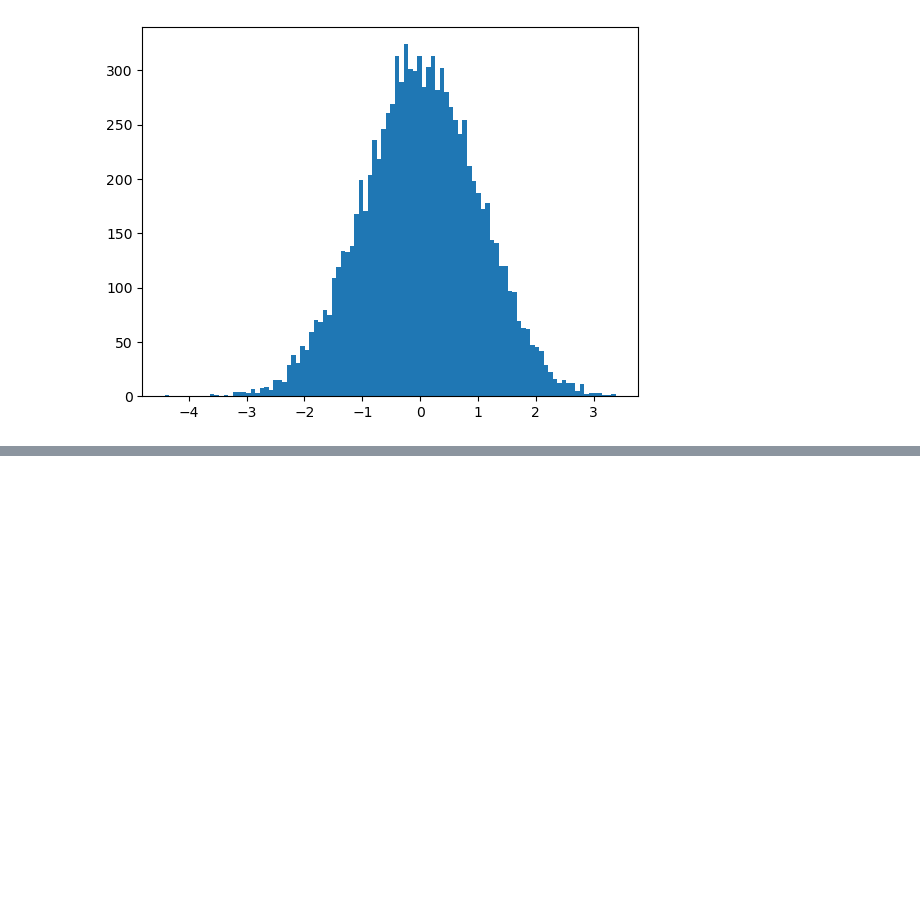
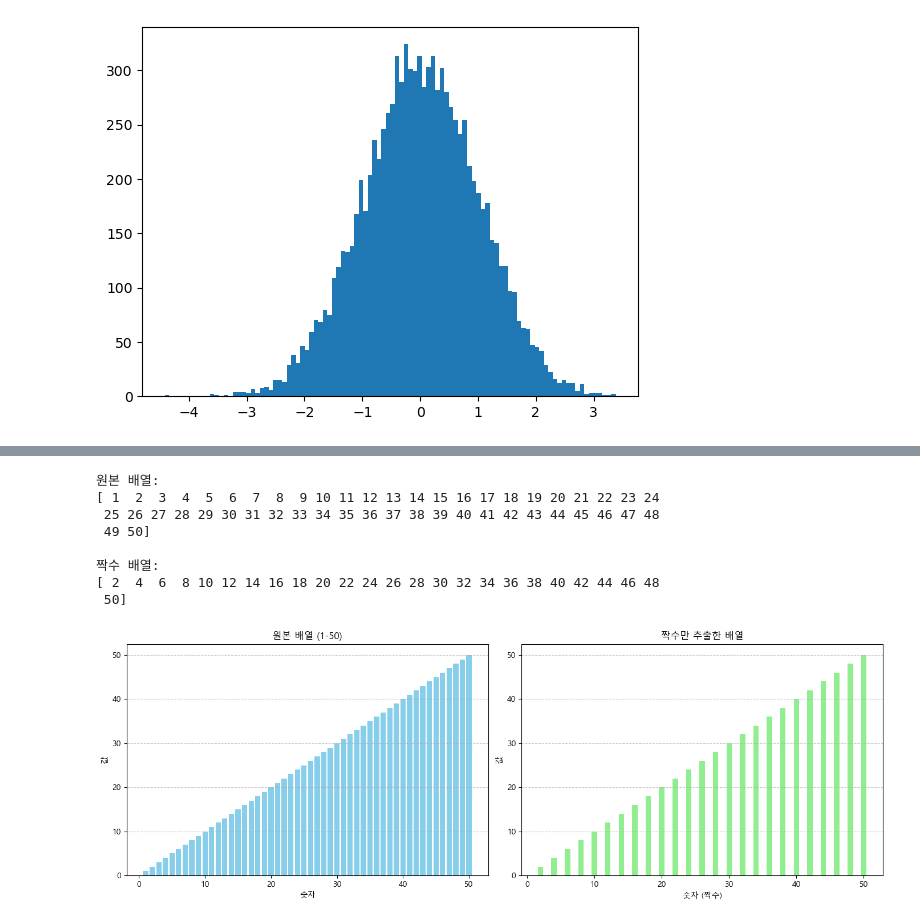
Before and after one commit to yenacat/AI-SW-Class, a Jupyter notebook: github python/20250409/Day08_2.ipynb, the cells around one changed output, grey strips where cells are left out. Saved outputs shown, nothing was run; the diff lists cells and outputs as text; code cells hidden in the pictures; blank space fills up the shorter version.

```diff
--- a/github python/20250409/Day08_2.ipynb
+++ b/github python/20250409/Day08_2.ipynb
@@ -50,0 +138,53 @@ plt.show()
+# %%
+import numpy as np
+import matplotlib.pyplot as plt
+
+# 1. 숫자 1부터 50까지의 배열 생성
+question3_1 = np.arange(1, 51)
+print("원본 배열:")
+print(question3_1)
+
+# 2. 배열에서 짝수만 추출해 새로운 배열 생성
+question3_even = question3_1[question3_1 % 2 == 0]
+print("\n짝수 배열:")
+print(question3_even)
+
+
+# 3. 원본 배열과 추출한 배열을 막대 그래프로 시각화
+
+# 하나의 Figure 안에 두 개의 Subplot (Axes) 생성 (1행 2열)
+fig, axes = plt.subplots(1, 2, figsize=(14, 5))  # 전체 그림 크기 조절
+
+# 첫 번째 Subplot: 원본 배열 시각화
+axes[0].bar(
+    question3_1, question3_1, color="skyblue", width=0.8
+)  # x축에 실제 숫자 사용, 색상 및 너비 지정
+axes[0].set_title("원본 배열 (1-50)")
+axes[0].set_xlabel("숫자")
+axes[0].set_ylabel("값")
+axes[0].grid(axis="y", linestyle="--", alpha=0.7)  # y축 그리드 추가
+
+# 두 번째 Subplot: 짝수 배열 시각화
+axes[1].bar(
+    question3_even, question3_even, color="lightgreen", width=0.8
+)  # x축에 실제 짝수 사용
+axes[1].set_title("짝수만 추출한 배열")
+axes[1].set_xlabel("숫자 (짝수)")
+axes[1].set_ylabel("값")
+axes[1].grid(axis="y", linestyle="--", alpha=0.7)  # y축 그리드 추가
+
+# Subplot 간 간격 자동 조절
+plt.tight_layout()
+
+# 그래프 표시
+plt.show()
+# %% [output]
+원본 배열:
+[ 1  2  3  4  5  6  7  8  9 10 11 12 13 14 15 16 17 18 19 20 21 22 23 24
+ 25 26 27 28 29 30 31 32 33 34 35 36 37 38 39 40 41 42 43 44 45 46 47 48
+ 49 50]
+
+짝수 배열:
+[ 2  4  6  8 10 12 14 16 18 20 22 24 26 28 30 32 34 36 38 40 42 44 46 48
+ 50]
+[figure, added]
```
Also changed, not shown: parts of 5 cells of this notebook.
